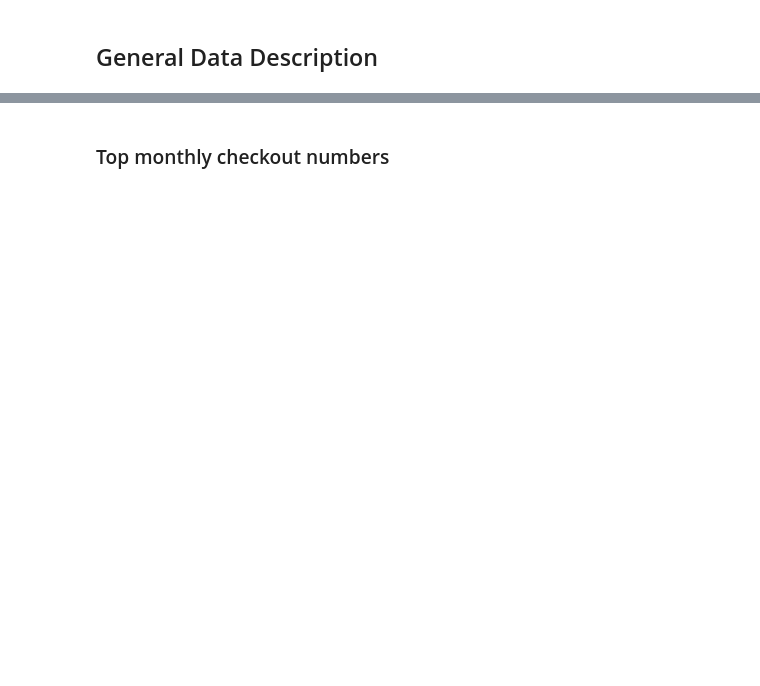
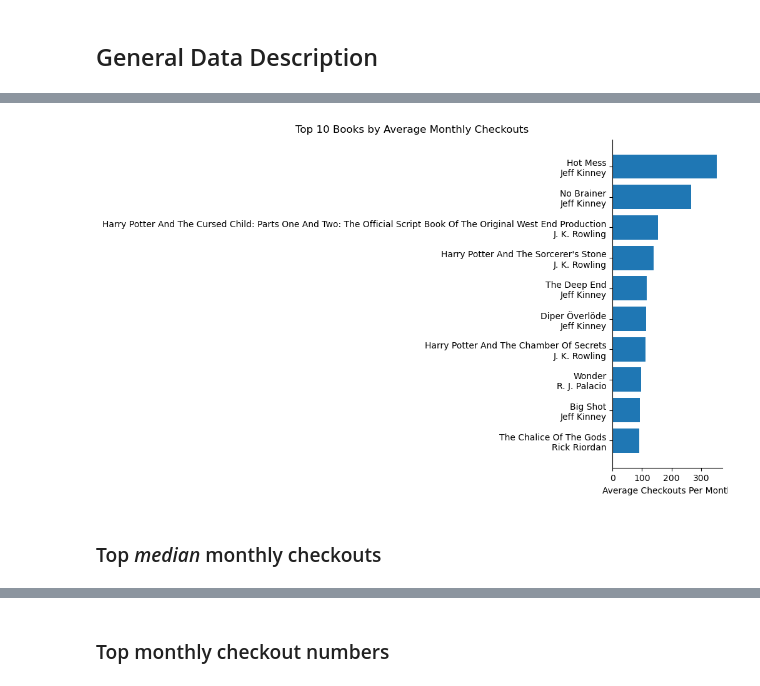
Before and after one commit to rm-pearson/NSS-capstone, a Jupyter notebook: Notebooks/data exploration.ipynb, the cells around one changed output, grey strips where cells are left out. Drawn from its saved outputs; the diff is of its cells as text; code cells hidden in the pictures; blank space fills up the shorter version.

```diff
--- a/Notebooks/data exploration.ipynb
+++ b/Notebooks/data exploration.ipynb
@@ -35,0 +133,24 @@ top10_overall
+# %%
+avg_checkouts['CheckoutsPerMonth'] = avg_checkouts['TotalCheckouts'] / avg_checkouts['Months']
+# %%
+top_avg_checkouts = avg_checkouts.loc[avg_checkouts['Months'] >= 12].sort_values('CheckoutsPerMonth').tail(10)
+# %%
+## Build the graph
+fig, ax = plt.subplots(figsize = (10,6), layout = 'constrained')
+
+ax.barh(np.arange(10), top_avg_checkouts['CheckoutsPerMonth'])
+
+## Graph title
+plt.suptitle('Top 10 Books by Average Monthly Checkouts')
+
+## Axis & legend customization
+ax.spines[['top', 'right']].set_visible(False)
+ax.set_xlabel("Average Checkouts Per Month")
+ax.set_yticks(np.arange(10))
+ax.set_yticklabels(top_avg_checkouts.Title + '\n' + top_avg_checkouts.CreatorName)
+
+plt.show()
+# %% [output]
+[figure, added]
+# %% [markdown]
+### Top *median* monthly checkouts
```
Also changed, not shown: parts of 39 cells of this notebook, 2 other files.
